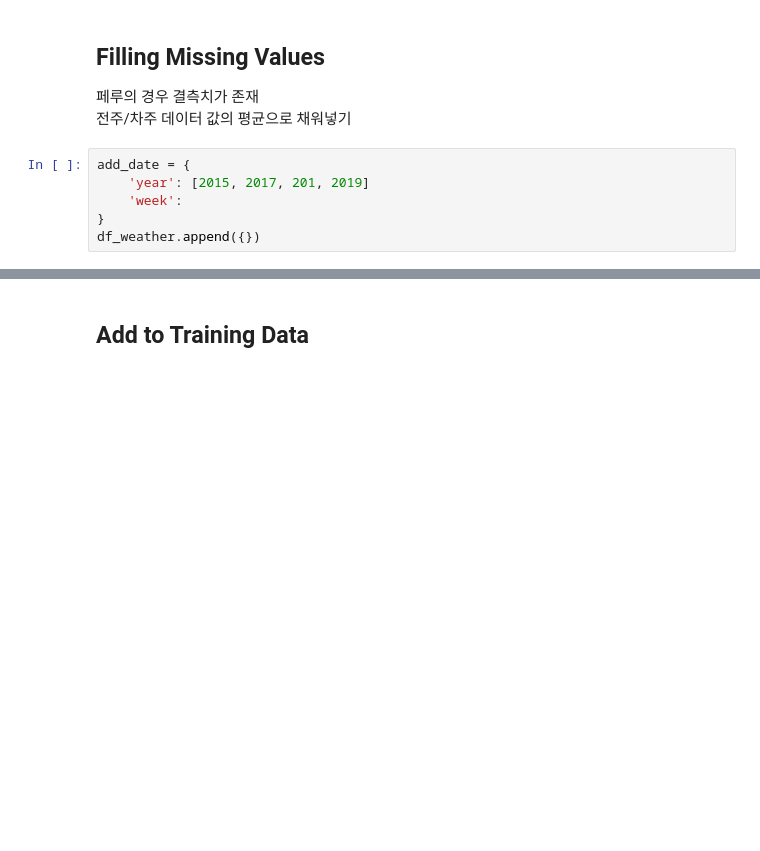
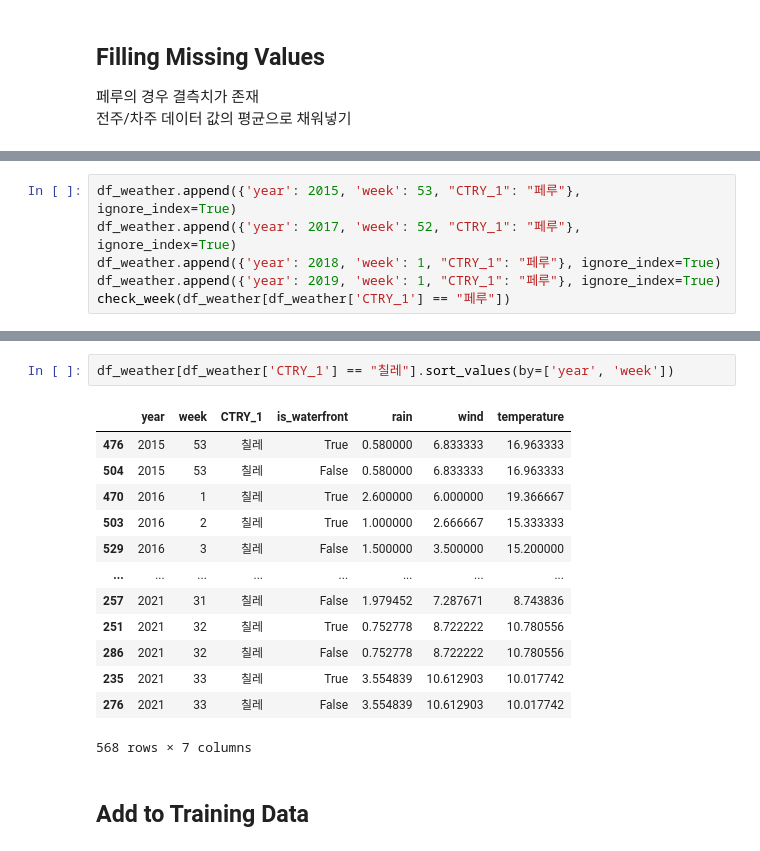
Before and after one commit to Yeony54/Project_Seafood_Import_Price_Prediction, a Jupyter notebook: 민서_Preprocessing.ipynb, the cells around one changed output, grey strips where cells are left out. Saved outputs shown, nothing was run; the diff lists cells and outputs as text; blank space fills up the shorter version.

```diff
--- a/민서_Preprocessing.ipynb
+++ b/민서_Preprocessing.ipynb
@@ -222,9 +222,3 @@ missing 0 values
 
 페루의 경우 결측치가 존재
 전주/차주 데이터 값의 평균으로 채워넣기
-# %%
-add_date = {
-    'year': [2015, 2017, 201, 2019]
-    'week':
-}
-df_weather.append({})
@@ -237,0 +229,6 @@ df_weather.append({})
+# %%
+df_weather.append({'year': 2015, 'week': 53, "CTRY_1": "페루"}, ignore_index=True)
+df_weather.append({'year': 2017, 'week': 52, "CTRY_1": "페루"}, ignore_index=True)
+df_weather.append({'year': 2018, 'week': 1, "CTRY_1": "페루"}, ignore_index=True)
+df_weather.append({'year': 2019, 'week': 1, "CTRY_1": "페루"}, ignore_index=True)
+check_week(df_weather[df_weather['CTRY_1'] == "페루"])
@@ -238,3 +249,19 @@ df_weather.append({})
+# %%
+df_weather[df_weather['CTRY_1'] == "칠레"].sort_values(by=['year', 'week'])
+# %% [output]
+|  | year | week | CTRY_1 | is_waterfront | rain | wind | temperature |
+| 476 | 2015 | 53 | 칠레 | True | 0.580000 | 6.833333 | 16.963333 |
+| 504 | 2015 | 53 | 칠레 | False | 0.580000 | 6.833333 | 16.963333 |
+| 470 | 2016 | 1 | 칠레 | True | 2.600000 | 6.000000 | 19.366667 |
+| 503 | 2016 | 2 | 칠레 | True | 1.000000 | 2.666667 | 15.333333 |
+| 529 | 2016 | 3 | 칠레 | False | 1.500000 | 3.500000 | 15.200000 |
+| ... | ... | ... | ... | ... | ... | ... | ... |
+| 257 | 2021 | 31 | 칠레 | False | 1.979452 | 7.287671 | 8.743836 |
+| 251 | 2021 | 32 | 칠레 | True | 0.752778 | 8.722222 | 10.780556 |
+| 286 | 2021 | 32 | 칠레 | False | 0.752778 | 8.722222 | 10.780556 |
+| 235 | 2021 | 33 | 칠레 | True | 3.554839 | 10.612903 | 10.017742 |
+| 276 | 2021 | 33 | 칠레 | False | 3.554839 | 10.612903 | 10.017742 |
+568 rows × 7 columns
 # %% [markdown]
 ## Add to Training Data
 # %%
```
Also changed, not shown: parts of 4 cells of this notebook.
